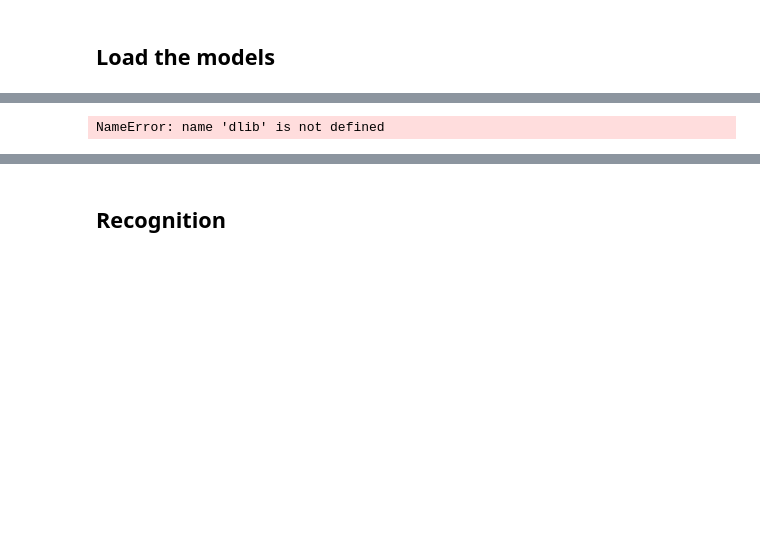
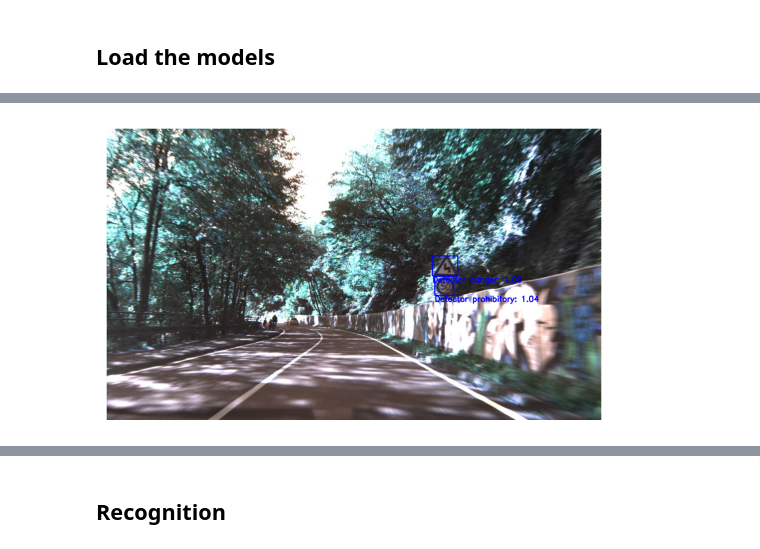
Before and after one commit to jarboyd/ai-lecture-project-ws2425, a Jupyter notebook: pipeline/pipeline.ipynb, the cells around one changed output, grey strips where cells are left out. Drawn from its saved outputs; the diff is of its cells as text; code cells hidden in the pictures; blank space fills up the shorter version.

```diff
--- a/pipeline/pipeline.ipynb
+++ b/pipeline/pipeline.ipynb
@@ -41,47 +71,33 @@ for file in os.listdir(dataset_path):
 # %%
-models_directory = os.path.join(os.getcwd(), "../localization/resources", "models")
-detectors = {
-    model[6:-4]: dlib.simple_object_detector(os.path.join(models_directory, model))
-    for model in os.listdir(models_directory)
-}
 
-
-images_folder = os.path.join(os.getcwd(), "FullIJCNN2013")
-confidence_threshold = 0.5  # Confidence threshold to display detections
-
-# Adjusted text for readability
-font = cv2.FONT_HERSHEY_SIMPLEX
-font_scale = 0.7  # Larger scale for better readability
-font_thickness = 2  # Thicker text for better visibility
-
-img = cv2.imread(os.path.join(dataset_path, "00000.png"))
-
-# Assuming 'boxes', 'confidences', 'detector_idxs' are returned from your model
-
+# apply the model to the image
 boxes, confidences, detector_idxs = dlib.simple_object_detector.run_multiple(
     list(detectors.values()), img, upsample_num_times=1, adjust_threshold=0.0
 )
-annotation_position = (img.shape[1] - 250, 30)  # Position near the top-right corner
-cv2.putText(img, "custom_annotation", annotation_position, font, font_scale, (0, 0, 255), font_thickness)
-
+cropped_images = []
 for i in range(len(boxes)):
     if confidences[i] < confidence_threshold:
         continue  # Skip if confidence is below threshold
 
     box = boxes[i]
+    cropped_images.append(img_copy[box.top():box.bottom(), box.left():box.right()])
     label = f"Detector {list(detectors.keys())[detector_idxs[i]]}: {confidences[i]:.2f}"
 
     # Draw bounding box
     cv2.rectangle(img, (box.left(), box.top()), (box.right(), box.bottom()), (0, 0, 255), 2)
 
     # Display label and confidence below the box
+    font = cv2.FONT_HERSHEY_SIMPLEX
+    font_scale = 0.7
+    font_thickness = 2
     text_size = cv2.getTextSize(label, cv2.FONT_HERSHEY_SIMPLEX, 0.5, 1)[0]
     text_x = box.left()
     text_y = box.bottom() + text_size[1] + 5
 
     cv2.putText(img, label, (text_x, text_y), font, font_scale, (0, 0, 255), font_thickness)
 
-# Display the image with annotations
-cv2.imshow("Annotated Image", img)
+plt.imshow(img)
+plt.axis("off")
+plt.show()
 # %% [output]
-NameError: name 'dlib' is not defined
+[figure, added]
```
Also changed, not shown: parts of 22 cells of this notebook, 1 other file.
